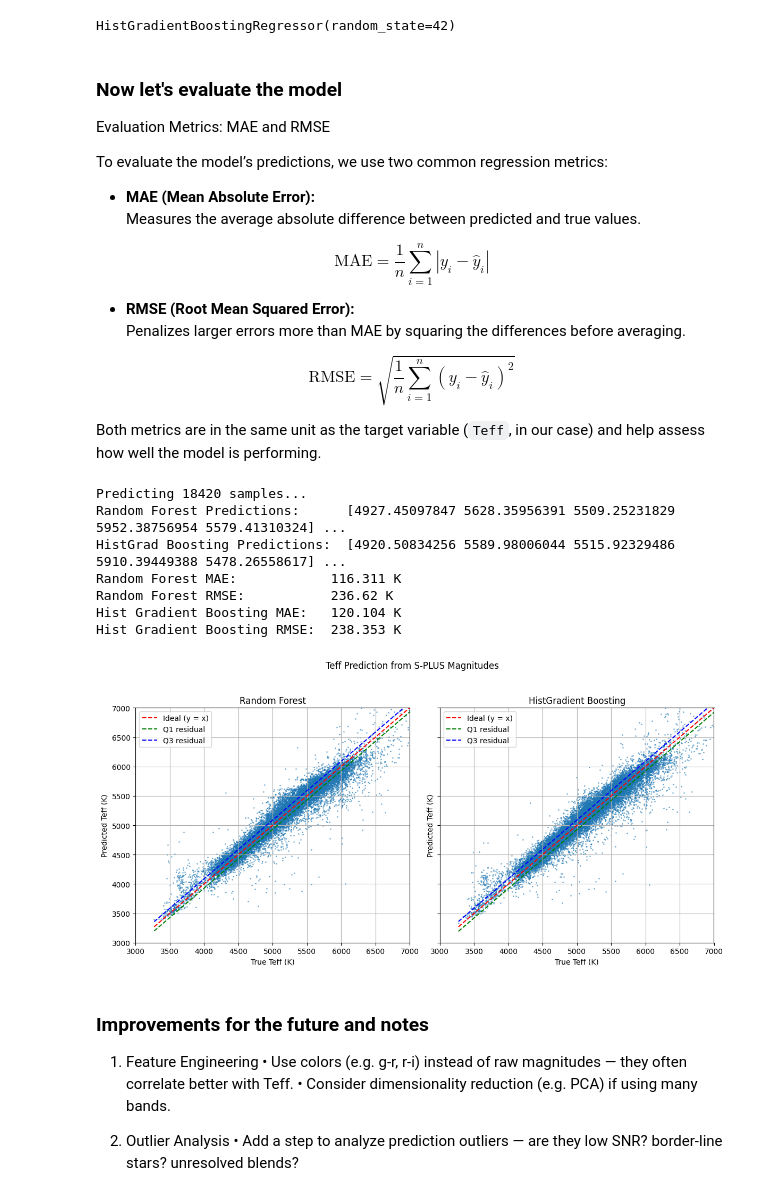
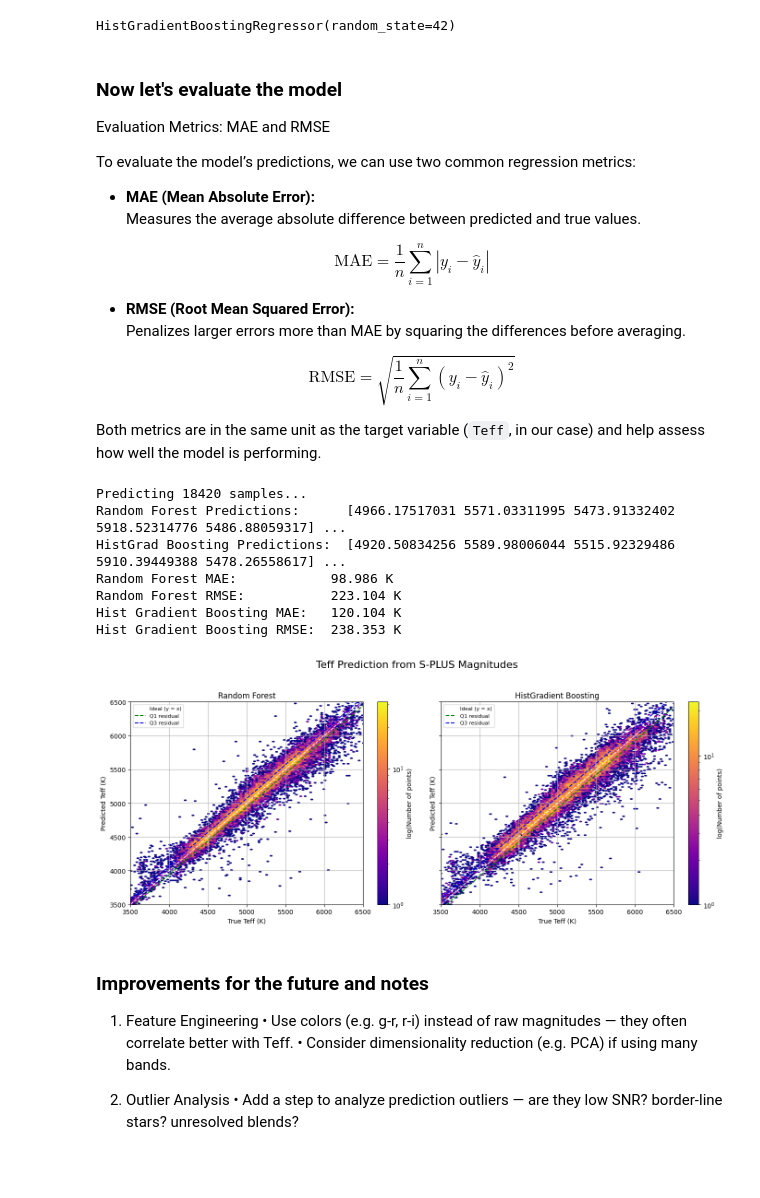
Before and after one commit to Schwarzam/XI-LAPIS-ML-astrocatalogs, a Jupyter notebook: workshop.ipynb, the cells around one changed output. Cells and saved outputs as stored; diff of their text form; code cells hidden in the pictures; blank space fills up the shorter version.

```diff
--- a/workshop.ipynb
+++ b/workshop.ipynb
@@ -110,9 +111,9 @@ print(f"Number of rows after removing NaN values: {len(df_cleaned)}")
 Number of rows after before removing NaNs: 198994
 Number of rows after removing NaN values: 163821
 # %%
-mag_cols = ['u_PStotal', 'g_PStotal', 'r_PStotal', 'i_PStotal', 'z_PStotal',
-    'J0378_PStotal', 'J0395_PStotal', 'J0410_PStotal', 'J0430_PStotal',
-    'J0515_PStotal', 'J0660_PStotal', 'J0861_PStotal']
+mag_cols = ['u_PStotal', 'J0378_PStotal', 'J0395_PStotal', 'J0410_PStotal',
+            'J0430_PStotal', 'g_PStotal', 'J0515_PStotal', 'r_PStotal',
+            'J0660_PStotal', 'i_PStotal', 'J0861_PStotal', 'z_PStotal']
 
 # Function to plot histograms
 def plot_histograms(columns, title, df, bins=50):
@@ -123,9 +124,13 @@ def plot_histograms(columns, title, df, bins=50):
     fig, axes = plt.subplots(nrows=nrows, ncols=ncols, figsize=(4 * ncols, 3 * nrows))
     axes = axes.flatten()
 
-    for i, col in enumerate(columns):
+    # Normalize color values between 0.2 and 0.9
+    color_vals = np.linspace(0.2, 0.9, len(columns))
+    colors = [cm.plasma(c) for c in color_vals]
+
+    for i, (col, color) in enumerate(zip(columns, colors)):
         ax = axes[i]
-        df[col].hist(ax=ax, bins=bins, alpha=0.7)
+        df[col].hist(ax=ax, bins=bins, alpha=0.6, color=color)
         ax.set_title(col)
         ax.set_xlabel('Value')
         ax.set_ylabel('Count')
@@ -222,7 +231,7 @@ from sklearn.ensemble import RandomForestRegressor
 # https://scikit-learn.org/stable/modules/generated/sklearn.ensemble.RandomForestRegressor.html
 rf_model = RandomForestRegressor(
     n_estimators=100,
-    max_depth=10,
+    max_depth=20,
     min_samples_split=2,
     min_samples_leaf=1,
     random_state=42
@@ -245,7 +254,7 @@ HistGradientBoostingRegressor(random_state=42)
 
 Evaluation Metrics: MAE and RMSE
 
-To evaluate the model’s predictions, we use two common regression metrics:
+To evaluate the model’s predictions, we can use two common regression metrics:
 
 - **MAE (Mean Absolute Error):**
   Measures the average absolute difference between predicted and true values.
@@ -290,49 +299,56 @@ print("Hist Gradient Boosting MAE:  ", round(hg_mae, 3), "K")
 print("Hist Gradient Boosting RMSE: ", round(hg_rmse, 3), "K")
 # %% [output]
 Predicting 18420 samples...
-Random Forest Predictions:      [4927.45097847 5628.35956391 5509.25231829 5952.38756954 5579.41310324] ...
+Random Forest Predictions:      [4966.17517031 5571.03311995 5473.91332402 5918.52314776 5486.88059317] ...
 HistGrad Boosting Predictions:  [4920.50834256 5589.98006044 5515.92329486 5910.39449388 5478.26558617] ...
-Random Forest MAE:            116.311 K
-Random Forest RMSE:           236.62 K
+Random Forest MAE:            98.986 K
+Random Forest RMSE:           223.104 K
 Hist Gradient Boosting MAE:   120.104 K
 Hist Gradient Boosting RMSE:  238.353 K
 # %%
-# Define quartile function
-def plot_scatter_with_quartiles(ax, y_true, y_pred, title):
-    ax.scatter(y_true, y_pred, alpha=0.5, s=1)
+# Improved scatter with density and plasma style
+def plot_density_with_quartiles(ax, y_true, y_pred, title):
+    # Hexbin plot for density
+    hb = ax.hexbin(y_true, y_pred, gridsize=1000, cmap='plasma', bins='log', mincnt=1)
 
-    # Ideal line
-    ax.plot([y_true.min(), y_true.max()], [y_true.min(), y_true.max()], 'r--', label="Ideal (y = x)")
+    # Ideal line (y = x)
+    ax.plot([y_true.min(), y_true.max()], [y_true.min(), y_true.max()], 'w--', label="Ideal (y = x)", linewidth=1.2)
 
-    # Quartile lines
+    # Quartile residual lines
     residuals = y_pred - y_true
     q1 = np.percentile(residuals, 25)
     q3 = np.percentile(residuals, 75)
     ax.plot([y_true.min(), y_true.max()],
             [y_true.min() + q1, y_true.max() + q1], 'g--', label='Q1 residual')
     ax.plot([y_true.min(), y_true.max()],
             [y_true.min() + q3, y_true.max() + q3], 'b--', label='Q3 residual')
 
-    ax.set_xlim(3000, 7000)
-    ax.set_ylim(3000, 7000)
+    # Axis settings
+    ax.set_xlim(3500, 6500)
+    ax.set_ylim(3500, 6500)
     ax.set_xlabel("True Teff (K)")
     ax.set_ylabel("Predicted Teff (K)")
     ax.set_title(title)
     ax.grid(True)
-    ax.legend()
+
+    # Add colorbar
+    cb = plt.colorbar(hb, ax=ax)
+    cb.set_label('log(Number of points)')
+
+    ax.legend(loc='upper left', fontsize=8)
 
 # Create subplots
-fig, axes = plt.subplots(1, 2, figsize=(12, 6), sharex=True, sharey=True)
+fig, axes = plt.subplots(1, 2, figsize=(14, 6), sharex=True, sharey=True)
 
-plot_scatter_with_quartiles(axes[0], y_eval, rf_predict, "Random Forest")
-plot_scatter_with_quartiles(axes[1], y_eval, hg_predict, "HistGradient Boosting")
+plot_density_with_quartiles(axes[0], y_eval, rf_predict, "Random Forest")
+plot_density_with_quartiles(axes[1], y_eval, hg_predict, "HistGradient Boosting")
 
-plt.suptitle("Teff Prediction from S-PLUS Magnitudes")
+plt.suptitle("Teff Prediction from S-PLUS Magnitudes", fontsize=16)
 plt.tight_layout(rect=[0, 0, 1, 0.95])
-plt.savefig("teff_prediction_comparison.png", dpi=150)
+plt.savefig("teff_density_comparison.png", dpi=150)
 plt.show()
 # %% [output]
-[figure, old version]
+[figure, new version]
 # %% [markdown]
 ### Improvements for the future and notes
 
```
Also changed, not shown: parts of 13 cells of this notebook.
